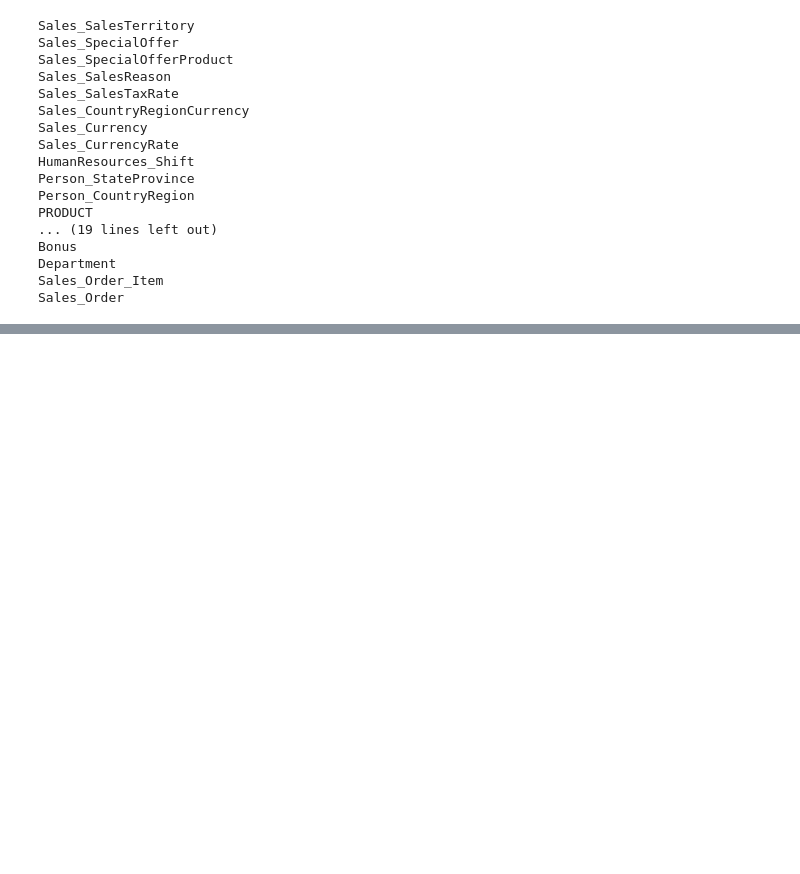
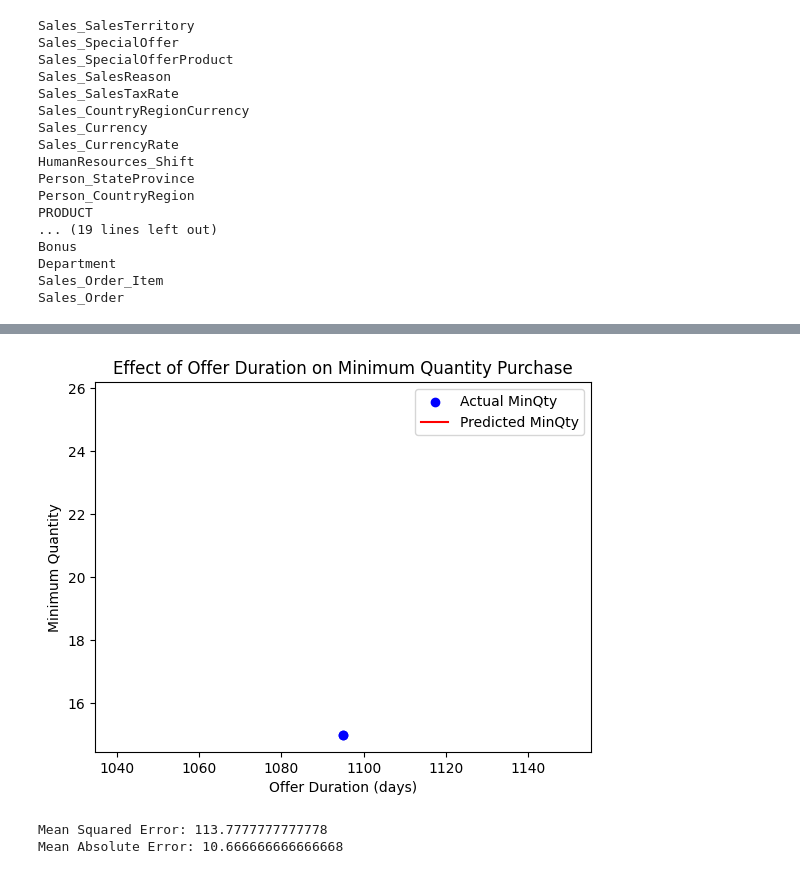
Before and after one commit to DiegoIEC/deds_project, a Jupyter notebook: Machinelearning/regressiemodel.ipynb, the cells around one changed output, grey strips where cells are left out. Saved outputs shown, nothing was run; the diff lists cells and outputs as text; code cells hidden in the pictures; blank space fills up the shorter version.

```diff
--- a/Machinelearning/regressiemodel.ipynb
+++ b/Machinelearning/regressiemodel.ipynb
@@ -90,0 +135,39 @@ print("Mean Absolute Error:", mae)
+# %%
+df= df_Sales_SpecialOffer
+
+df['StartDate'] = pd.to_datetime(df['StartDate'])
+df['EndDate'] = pd.to_datetime(df['EndDate'])
+
+
+df['OfferDuration'] = (df['EndDate'] - df['StartDate']).dt.days
+
+
+X = df[['OfferDuration']]
+y = df['MinQty']
+
+
+X_train, X_test, y_train, y_test = train_test_split(X, y, test_size=0.2, random_state=42)
+
+
+model = LinearRegression()
+model.fit(X_train, y_train)
+
+y_pred = model.predict(X_test)
+
+
+plt.scatter(X_test, y_test, color='blue', label='Actual MinQty')
+plt.plot(X_test, y_pred, color='red', label='Predicted MinQty')
+plt.xlabel('Offer Duration (days)')
+plt.ylabel('Minimum Quantity')
+plt.title('Effect of Offer Duration on Minimum Quantity Purchase')
+plt.legend()
+plt.show()
+
+mse = mean_squared_error(y_test, y_pred)
+mae = mean_absolute_error(y_test, y_pred)
+print(f'Mean Squared Error: {mse}')
+print(f'Mean Absolute Error: {mae}')
+# %% [output]
+[figure, added]
+Mean Squared Error: 113.7777777777778
+Mean Absolute Error: 10.666666666666668
```
Also changed, not shown: parts of 11 cells of this notebook.
